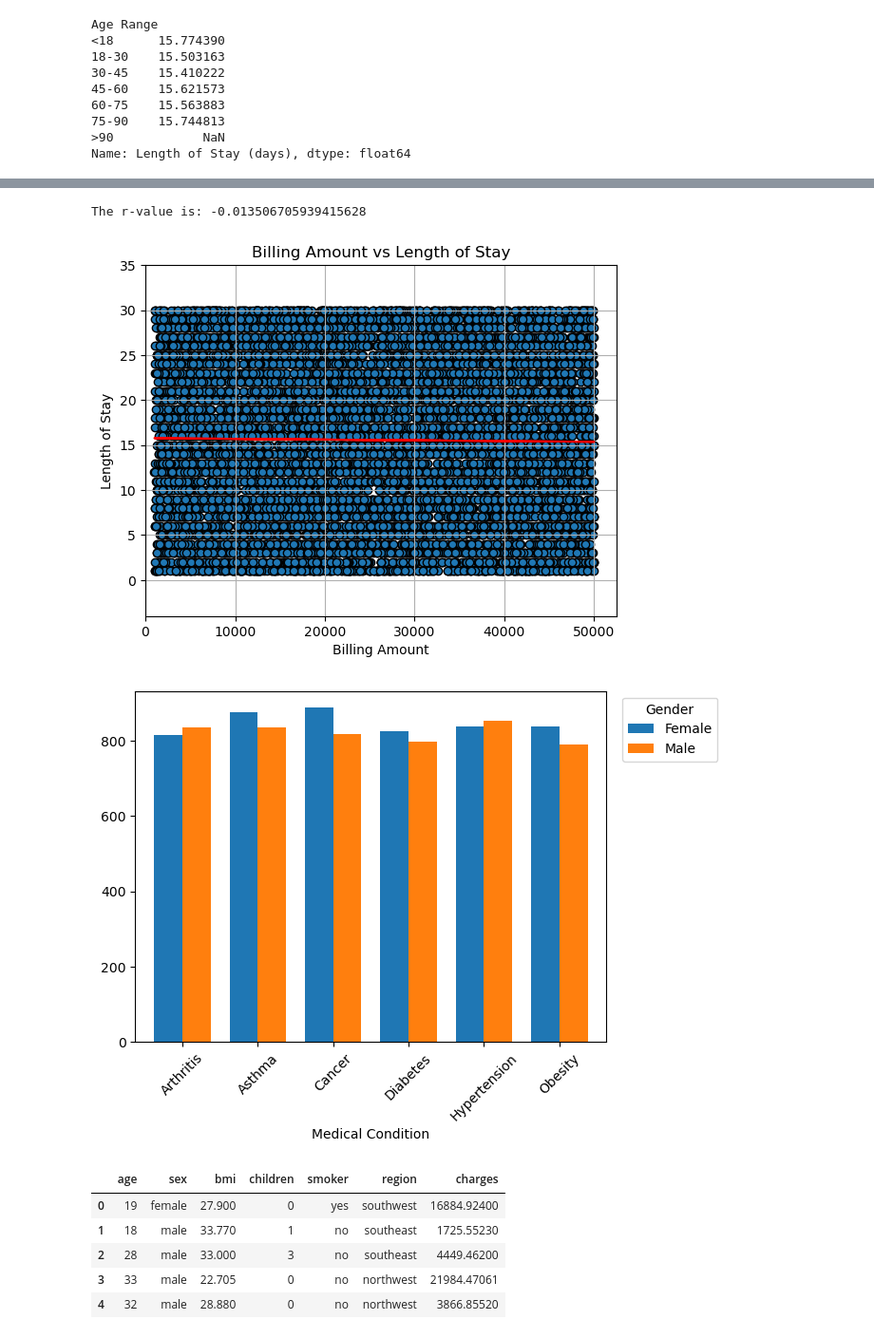
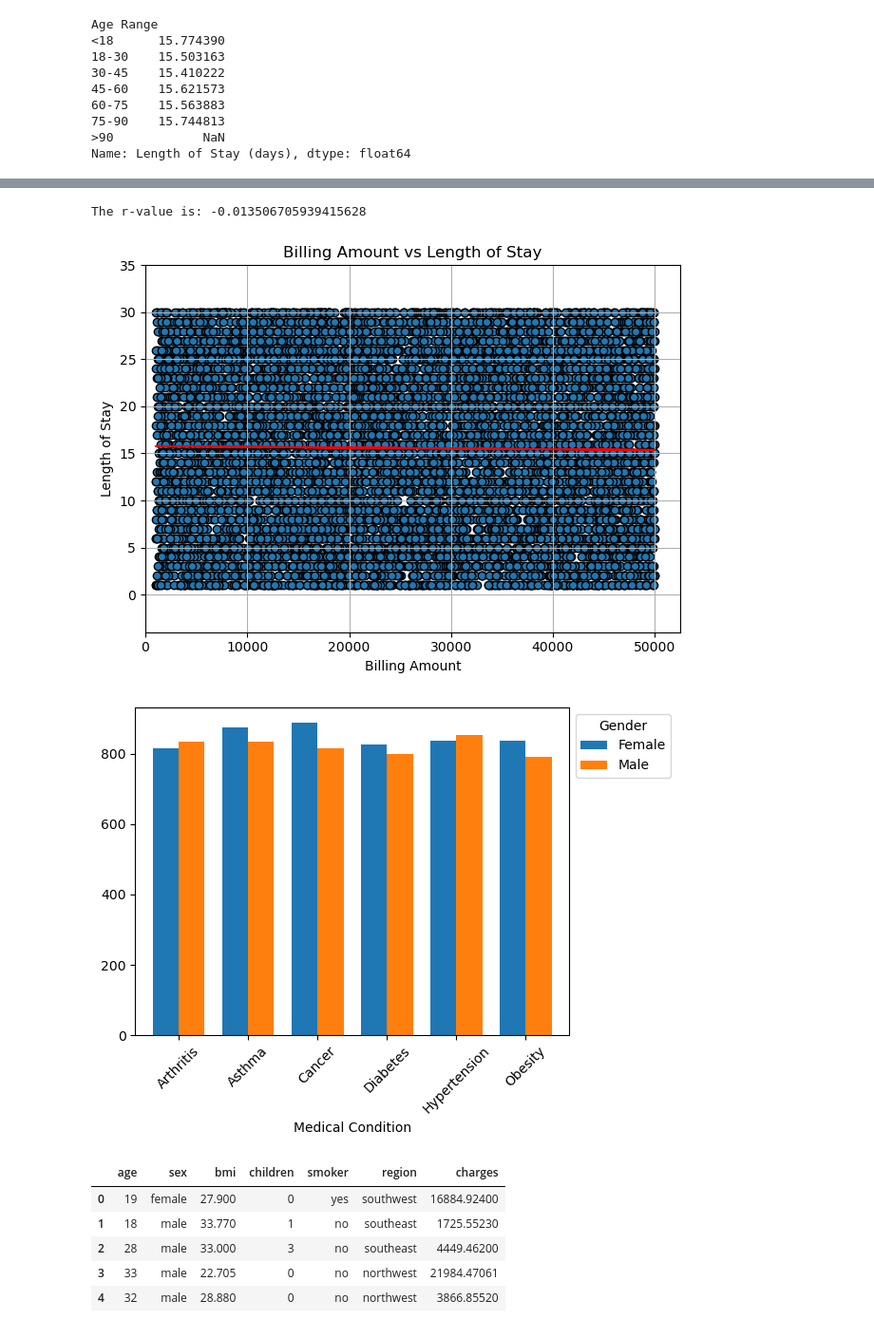
Before and after one commit to Handro4/Bootcamp-Project1, a Jupyter notebook: main.py/Healthcare.ipynb, the cells around one changed output, grey strips where cells are left out. Shown at 95% size. Cells and saved outputs as stored; diff of their text form; code cells hidden in the pictures.

```diff
--- a/main.py/Healthcare.ipynb
+++ b/main.py/Healthcare.ipynb
@@ -88,4 +94,7 @@ Arthritis       1650
 Obesity         1628
 Diabetes        1623
 Name: count, dtype: int64
+# %%
+#Create Image folder
+out_path = '../Images'
 # %%
@@ -293,32 +317,35 @@ The r-value is: 0.009111433218769093
 # %%
 # I wanted to look at the relationship between length of stay and bill amount
 # Plotted the linear regression so that we could see what the correlation was
 x_values = new_metadata["Billing Amount"]
 y_values = new_metadata["Length of Stay (days)"]
 (slope, intercept, rvalue, pvalue, stderr) = linregress(x_values, y_values)
 regress_values = x_values * slope + intercept
 line_eq = "y = " + str(round(slope,2)) + "x + " + str(round(intercept,2))
 # I first created a scatter plot to show the results from the DataFrame using my desired columns
 plt.scatter(x_values,y_values, marker="o", edgecolor="black")
 
 plt.plot(x_values,regress_values,"r-")
 plt.annotate(line_eq,(1,-25),fontsize=15,color="red")
 
 # Incorporate the other graph properties
 plt.title("Billing Amount vs Length of Stay")
 plt.ylabel("Length of Stay")
 plt.xlabel("Billing Amount")
 plt.grid(True)
 
 plt.xlim(0, max(new_metadata["Billing Amount"]) * 1.05)
 plt.ylim(min(new_metadata["Length of Stay (days)"]) - 5, max(new_metadata["Length of Stay (days)"]) + 5)
 
 print(f"The r-value is: {rvalue}")
-# Show plot
-plt.show()
+
+plt.tight_layout()
+
+#Save image as PNG
+plt.savefig(os.path.join(out_path, "Billing_Amount_vs_Length_of_Stay.png"))
 # %% [output]
 The r-value is: -0.013506705939415628
-[figure, old version]
+[figure, new version]
 # %%
 # Wanted to look at the relationship between medical condition and gender
 gender_medical = new_metadata.groupby(["Medical Condition", "Gender"])["Gender"].count()
@@ -327,9 +354,13 @@ bar.set_xlabel("Medical Condition")
 bar.set_ylabel("Count")
 bar.set_title("Medical Conditiona per Gender")
 plt.legend(title='Gender', bbox_to_anchor=(1.25, 1), loc='upper right')
-plt.show()
+
+plt.tight_layout()
+
+#Save image as PNG
+plt.savefig(os.path.join(out_path, "Medical_Condition_Gender.png"))
 # %% [output]
-[figure, old version]
+[figure, new version]
 # %%
 insurance=insurance_dataset
 insurance.head()
```
Also changed, not shown: parts of 18 cells of this notebook, 11 other files.
